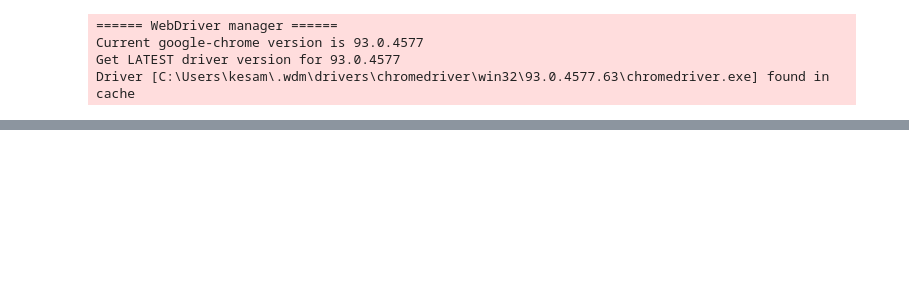
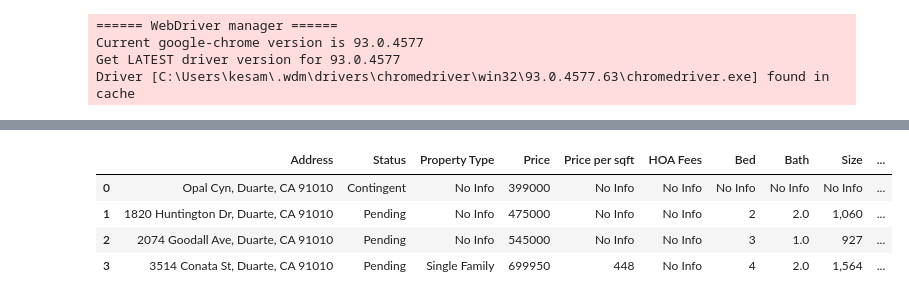
Before and after one commit to kevogil/real-estate-web-scrape, a Jupyter notebook: Listings.ipynb, the cells around one changed output, grey strips where cells are left out. Drawn from its saved outputs; the diff is of its cells as text; code cells hidden in the pictures; blank space fills up the shorter version.

```diff
--- a/Listings.ipynb
+++ b/Listings.ipynb
@@ -9,10 +17,9 @@ def init_browser():
     return Browser('chrome', **executable_path, headless=False)
 # %%
 # Cities to search
-cities = ['Los-Angeles_CA','New-York_NY', 'Chicago_IL']
-# , 'Houston_TX', 'Phoenix_AZ', 'Philadelphia_PA', 'San-Antonio_TX', 'San-Diego_CA', 'Dallas_TX', 'San-Jose_CA']
+cities = ['Los-Angeles_CA','New-York_NY', 'Chicago_IL', 'Houston_TX']
 
-cities =['Los-Angeles_CA']
+cities = ['Duarte_CA']
 # %%
 # Start browser
 browser = init_browser()
@@ -22,13 +29,18 @@ Current google-chrome version is 93.0.4577
 Get LATEST driver version for 93.0.4577
 Driver [C:\Users\kesam\.wdm\drivers\chromedriver\win32\93.0.4577.63\chromedriver.exe] found in cache
 # %%
-# Create blank lists to store attributes
+# Create blank lists/dictionaries to store attributes
 prices = []
 beds = []
 baths = []
 sizes = []
 addresses = []
 statuses = []
-pages = []
-types = []
-years = []
+detail_pages = []
+# %%
+listing_indicators = {}
+types = []
+fees = []
+pricesqfts = []
+garages = []
+years = []
@@ -123,0 +210,19 @@ listings_df
+# %%
+# Add attributes to dataframe
+df = pd.DataFrame({'Address': addresses, 'Status': statuses, 'Property Type': types, 'Price': prices, 'Price per sqft': pricesqfts, 'HOA Fees': fees, 'Bed': beds, 'Bath': baths, 'Size': sizes, 'Garage': garages, 'Year Built': years})
+
+# Extract address into Street, City, State, Zip
+street_city = df['Address'].str.split(',', expand=True)
+street_city = street_city.rename(columns={0: 'Street', 1: 'City', 2: 'state_zip'})
+state_zip = street_city['state_zip'].str.split(' ', expand=True)
+state_zip = state_zip.rename(columns={1: 'State', 2: 'Zip'})
+street_city = street_city.drop(columns='state_zip')
+state_zip = state_zip.drop(columns=0)
+
+street_city.reset_index(drop=True, inplace=True)
+state_zip.reset_index(drop=True, inplace=True)
+
+# Create merged_df
+address_df = pd.concat([street_city, state_zip], axis=1)
+
+merged_df = pd.concat([df, address_df], axis=1)
@@ -124,3 +231,11 @@ listings_df
 # %%
 browser.quit()
+# %%
+merged_df.head()
+# %% [output]
+|  | Address | Status | Property Type | Price | Price per sqft | HOA Fees | Bed | Bath | Size | ... |
+| 0 | Opal Cyn, Duarte, CA 91010 | Contingent | No Info | 399000 | No Info | No Info | No Info | No Info | No Info | ... |
+| 1 | 1820 Huntington Dr, Duarte, CA 91010 | Pending | No Info | 475000 | No Info | No Info | 2 | 2.0 | 1,060 | ... |
+| 2 | 2074 Goodall Ave, Duarte, CA 91010 | Pending | No Info | 545000 | No Info | No Info | 3 | 1.0 | 927 | ... |
+| 3 | 3514 Conata St, Duarte, CA 91010 | Pending | Single Family | 699950 | 448 | No Info | 4 | 2.0 | 1,564 | ... |
 # %%
```
Also changed, not shown: parts of 12 cells of this notebook, 3 other files.
